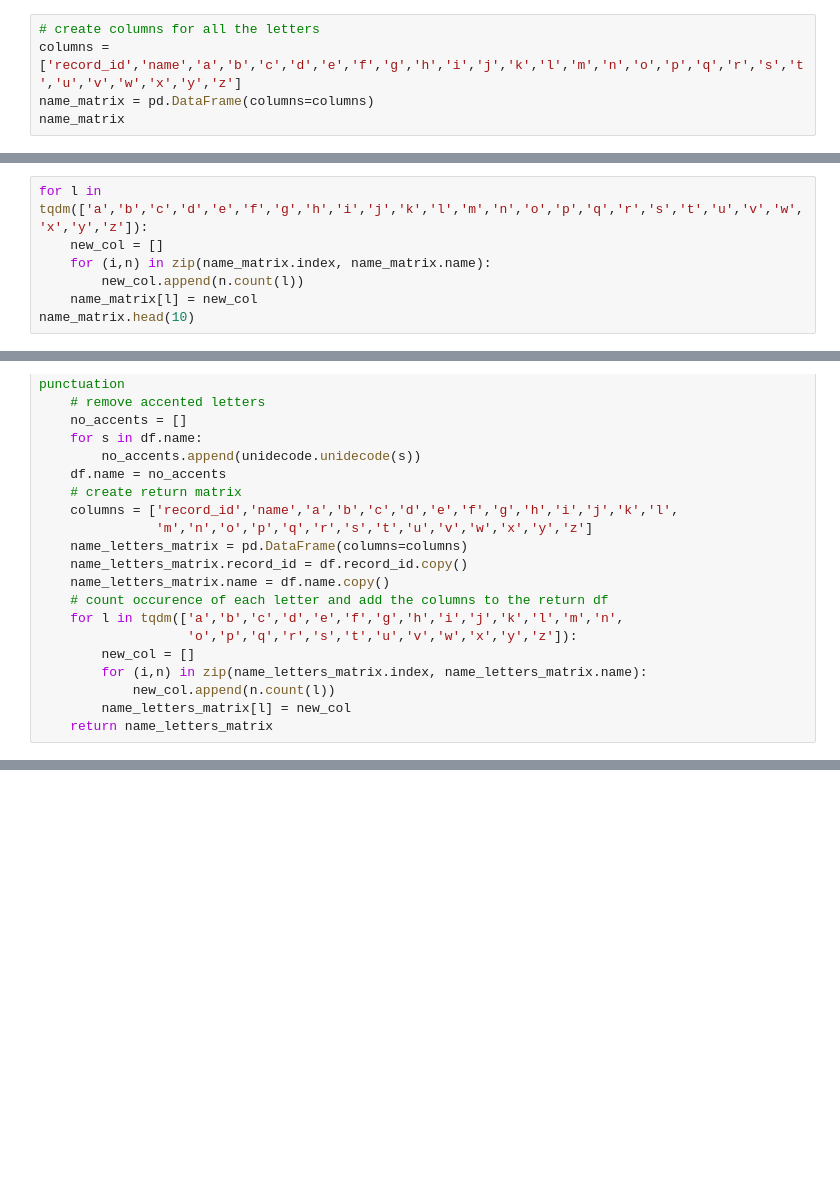
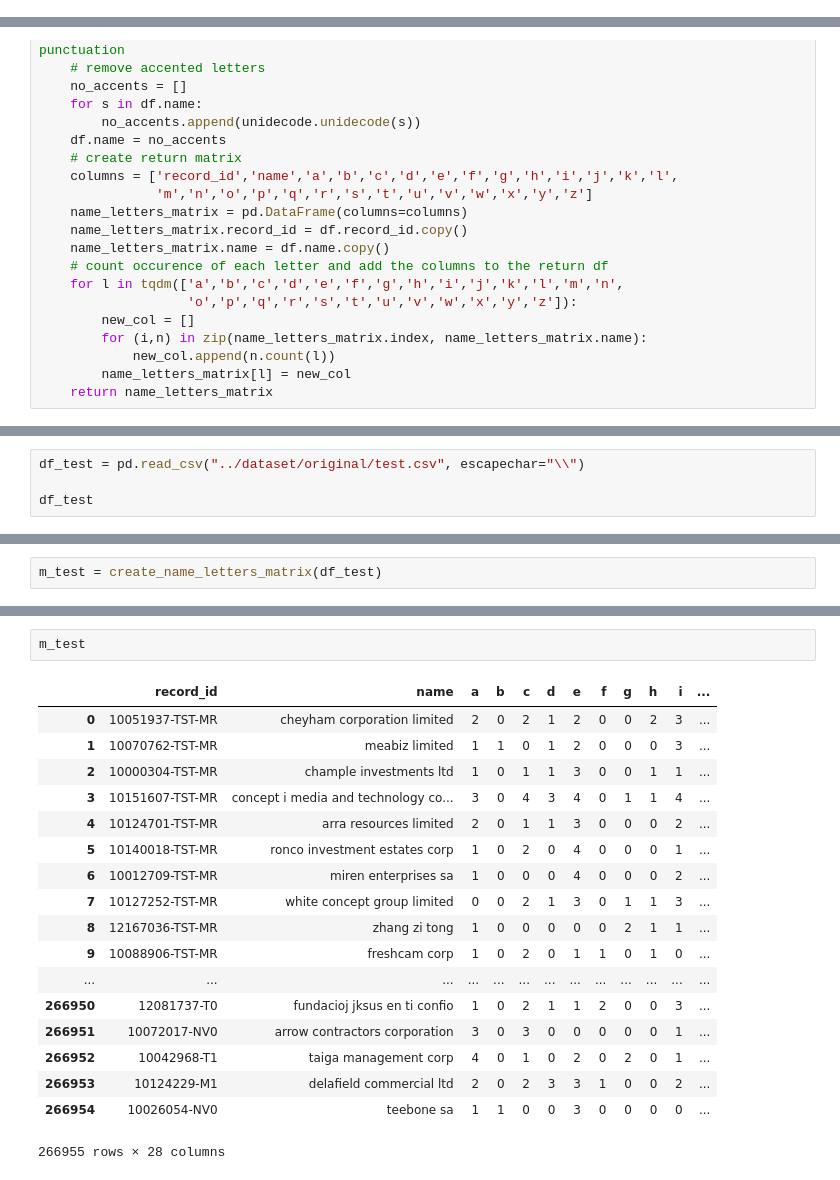
Before and after one commit to teomores/Oracle_HPC_contest, a Jupyter notebook: notebooks/name_letter_matrix.ipynb, the cells around one changed output, grey strips where cells are left out. Drawn from its saved outputs; the diff is of its cells as text; blank space fills up the shorter version.

```diff
--- a/notebooks/name_letter_matrix.ipynb
+++ b/notebooks/name_letter_matrix.ipynb
@@ -90,5 +20,0 @@ df_train.head(10)
-# %%
-# create columns for all the letters
-columns = ['record_id','name','a','b','c','d','e','f','g','h','i','j','k','l','m','n','o','p','q','r','s','t','u','v','w','x','y','z']
-name_matrix = pd.DataFrame(columns=columns)
-name_matrix
@@ -115,7 +20,0 @@ name_matrix.head(10)
-# %%
-for l in tqdm(['a','b','c','d','e','f','g','h','i','j','k','l','m','n','o','p','q','r','s','t','u','v','w','x','y','z']):
-    new_col = []
-    for (i,n) in zip(name_matrix.index, name_matrix.name):
-        new_col.append(n.count(l))
-    name_matrix[l] = new_col
-name_matrix.head(10)
@@ -184,0 +143,4 @@ create_name_letters_matrix(df_train)
+# %%
+df_test = pd.read_csv("../dataset/original/test.csv", escapechar="\\")
+
+df_test
@@ -184,0 +166,2 @@ create_name_letters_matrix(df_train)
+# %%
+m_test = create_name_letters_matrix(df_test)
@@ -184,0 +193,21 @@ create_name_letters_matrix(df_train)
+# %%
+m_test
+# %% [output]
+|  | record_id | name | a | b | c | d | e | f | g | h | i | ... |
+| 0 | 10051937-TST-MR | cheyham corporation limited | 2 | 0 | 2 | 1 | 2 | 0 | 0 | 2 | 3 | ... |
+| 1 | 10070762-TST-MR | meabiz limited | 1 | 1 | 0 | 1 | 2 | 0 | 0 | 0 | 3 | ... |
+| 2 | 10000304-TST-MR | chample investments ltd | 1 | 0 | 1 | 1 | 3 | 0 | 0 | 1 | 1 | ... |
+| 3 | 10151607-TST-MR | concept i media and technology co... | 3 | 0 | 4 | 3 | 4 | 0 | 1 | 1 | 4 | ... |
+| 4 | 10124701-TST-MR | arra resources limited | 2 | 0 | 1 | 1 | 3 | 0 | 0 | 0 | 2 | ... |
+| 5 | 10140018-TST-MR | ronco investment estates corp | 1 | 0 | 2 | 0 | 4 | 0 | 0 | 0 | 1 | ... |
+| 6 | 10012709-TST-MR | miren enterprises sa | 1 | 0 | 0 | 0 | 4 | 0 | 0 | 0 | 2 | ... |
+| 7 | 10127252-TST-MR | white concept group limited | 0 | 0 | 2 | 1 | 3 | 0 | 1 | 1 | 3 | ... |
+| 8 | 12167036-TST-MR | zhang zi tong | 1 | 0 | 0 | 0 | 0 | 0 | 2 | 1 | 1 | ... |
+| 9 | 10088906-TST-MR | freshcam corp | 1 | 0 | 2 | 0 | 1 | 1 | 0 | 1 | 0 | ... |
+| ... | ... | ... | ... | ... | ... | ... | ... | ... | ... | ... | ... | ... |
+| 266950 | 12081737-T0 | fundacioj jksus en ti confio | 1 | 0 | 2 | 1 | 1 | 2 | 0 | 0 | 3 | ... |
+| 266951 | 10072017-NV0 | arrow contractors corporation | 3 | 0 | 3 | 0 | 0 | 0 | 0 | 0 | 1 | ... |
+| 266952 | 10042968-T1 | taiga management corp | 4 | 0 | 1 | 0 | 2 | 0 | 2 | 0 | 1 | ... |
+| 266953 | 10124229-M1 | delafield commercial ltd | 2 | 0 | 2 | 3 | 3 | 1 | 0 | 0 | 2 | ... |
+| 266954 | 10026054-NV0 | teebone sa | 1 | 1 | 0 | 0 | 3 | 0 | 0 | 0 | 0 | ... |
+266955 rows × 28 columns
```
Also changed, not shown: parts of 26 cells of this notebook, 2 other files.
